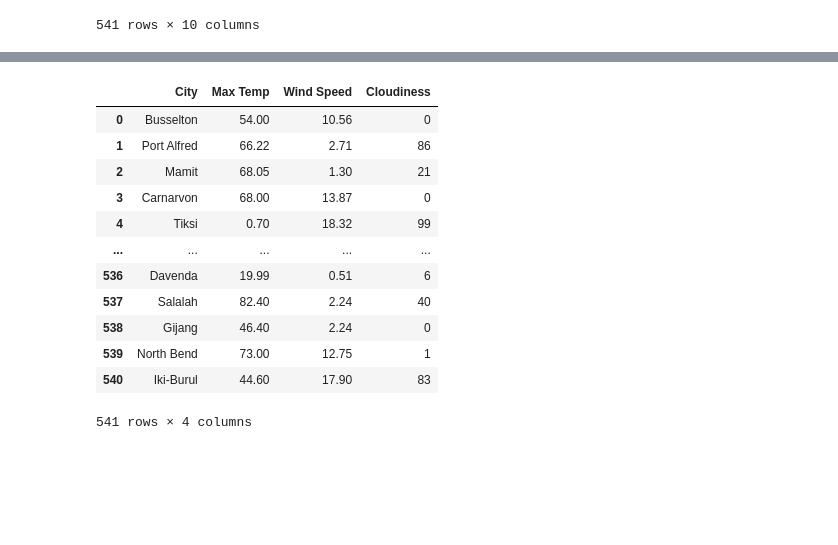
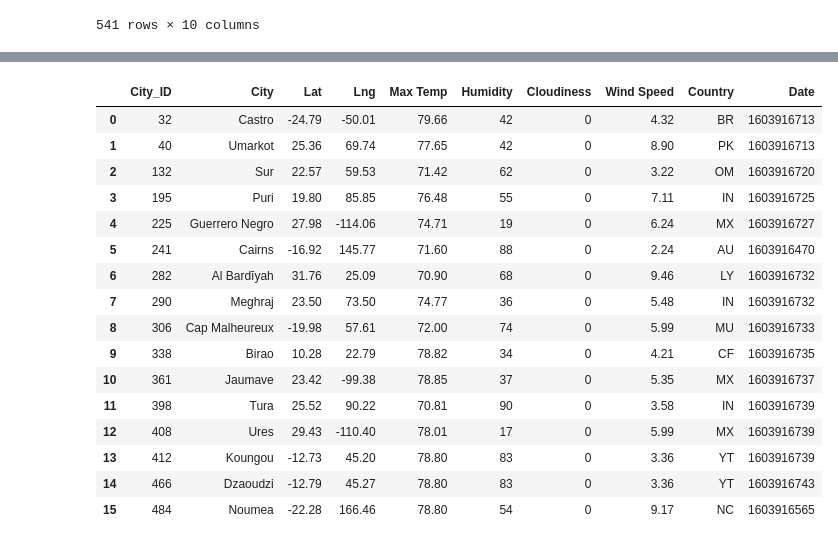
Before and after one commit to paloni-dotcom/Python-API-Challenge, a Jupyter notebook: VacationPy/VacationPy..ipynb, the cells around one changed output, grey strips where cells are left out. Saved outputs shown, nothing was run; the diff lists cells and outputs as text; code cells hidden in the pictures; blank space fills up the shorter version.

Commit message:
Updated comments in VacationPy

```diff
--- a/VacationPy/VacationPy..ipynb
+++ b/VacationPy/VacationPy..ipynb
@@ -47,30 +57,31 @@ fig
 # %%
-# Narrowing down the DataFrame to find ideal weather condition.
-# A max temperature lower than 80 degrees but higher than 70.
-# Wind speed less than 10 mph.
-# Zero cloudiness.
-# Dropping any rows that don't contain all three conditions.
+#### Narrowing down the DataFrame to find ideal weather condition.
+#### A max temperature lower than 80 degrees but higher than 70.
+#### Wind speed less than 10 mph.
+#### Zero cloudiness.
+#### Dropping any rows that don't contain all three conditions.
 
-new_vacation_df = pd.DataFrame(vacation_df, columns = ["City", "Max Temp", "Wind Speed", "Cloudiness"])
 
-max_temp = (new_vacation_df["Max Temp"] <= 80) & (new_vacation_df["Max Temp"] > 70)
-wind_speed = new_vacation_df["Wind Speed"] < 10
-cloudiness = new_vacation_df["Cloudiness"] == 0
-
-# new_types_df[max_temp & wind_speed & cloudiness]
-new_vacation_df[max_temp & wind_speed & cloudiness]
+new_vacation_df = vacation_df.loc[(vacation_df["Max Temp"]>70)&
+                                  (vacation_df["Max Temp"]<80)&
+                                  (vacation_df["Wind Speed"]<10)&
+                                  (vacation_df["Cloudiness"]==0)].reset_index(drop=True)
 new_vacation_df
 # %% [output]
-|  | City | Max Temp | Wind Speed | Cloudiness |
-| 0 | Busselton | 54.00 | 10.56 | 0 |
-| 1 | Port Alfred | 66.22 | 2.71 | 86 |
-| 2 | Mamit | 68.05 | 1.30 | 21 |
-| 3 | Carnarvon | 68.00 | 13.87 | 0 |
-| 4 | Tiksi | 0.70 | 18.32 | 99 |
-| ... | ... | ... | ... | ... |
-| 536 | Davenda | 19.99 | 0.51 | 6 |
-| 537 | Salalah | 82.40 | 2.24 | 40 |
-| 538 | Gijang | 46.40 | 2.24 | 0 |
-| 539 | North Bend | 73.00 | 12.75 | 1 |
-| 540 | Iki-Burul | 44.60 | 17.90 | 83 |
+|  | City_ID | City | Lat | Lng | Max Temp | Humidity | Cloudiness | Wind Speed | Country | Date |
+| 0 | 32 | Castro | -24.79 | -50.01 | 79.66 | 42 | 0 | 4.32 | BR | 1603916713 |
+| 1 | 40 | Umarkot | 25.36 | 69.74 | 77.65 | 42 | 0 | 8.90 | PK | 1603916713 |
+| 2 | 132 | Sur | 22.57 | 59.53 | 71.42 | 62 | 0 | 3.22 | OM | 1603916720 |
+| 3 | 195 | Puri | 19.80 | 85.85 | 76.48 | 55 | 0 | 7.11 | IN | 1603916725 |
+| 4 | 225 | Guerrero Negro | 27.98 | -114.06 | 74.71 | 19 | 0 | 6.24 | MX | 1603916727 |
+| 5 | 241 | Cairns | -16.92 | 145.77 | 71.60 | 88 | 0 | 2.24 | AU | 1603916470 |
+| 6 | 282 | Al Bardīyah | 31.76 | 25.09 | 70.90 | 68 | 0 | 9.46 | LY | 1603916732 |
+| 7 | 290 | Meghraj | 23.50 | 73.50 | 74.77 | 36 | 0 | 5.48 | IN | 1603916732 |
+| 8 | 306 | Cap Malheureux | -19.98 | 57.61 | 72.00 | 74 | 0 | 5.99 | MU | 1603916733 |
+| 9 | 338 | Birao | 10.28 | 22.79 | 78.82 | 34 | 0 | 4.21 | CF | 1603916735 |
+| 10 | 361 | Jaumave | 23.42 | -99.38 | 78.85 | 37 | 0 | 5.35 | MX | 1603916737 |
+| 11 | 398 | Tura | 25.52 | 90.22 | 70.81 | 90 | 0 | 3.58 | IN | 1603916739 |
+| 12 | 408 | Ures | 29.43 | -110.40 | 78.01 | 17 | 0 | 5.99 | MX | 1603916739 |
+| 13 | 412 | Koungou | -12.73 | 45.20 | 78.80 | 83 | 0 | 3.36 | YT | 1603916739 |
+| 14 | 466 | Dzaoudzi | -12.79 | 45.27 | 78.80 | 83 | 0 | 3.36 | YT | 1603916743 |
+| 15 | 484 | Noumea | -22.28 | 166.46 | 78.80 | 54 | 0 | 9.17 | NC | 1603916565 |
-541 rows × 4 columns
```
Also changed, not shown: parts of 21 cells of this notebook, 2 other files.
